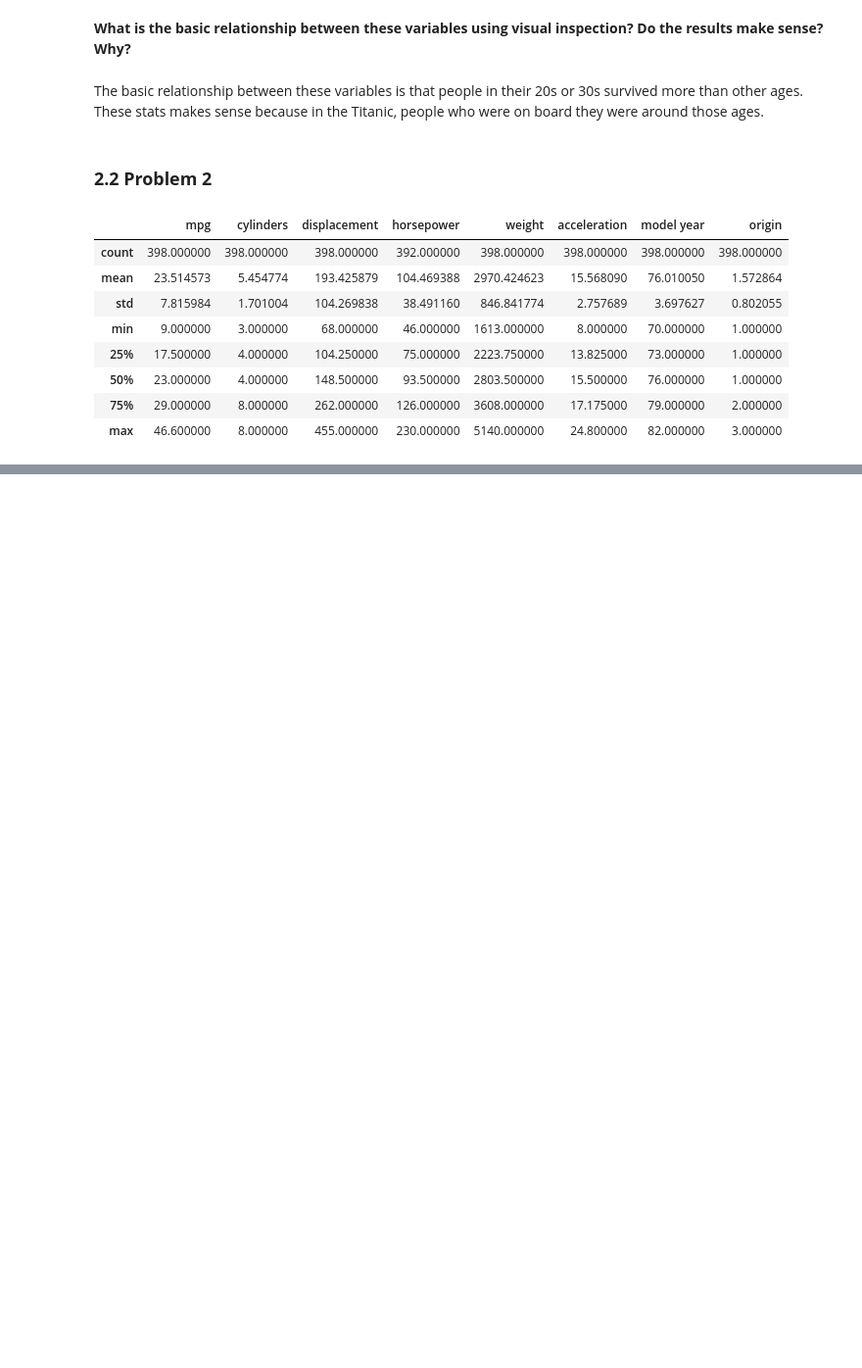
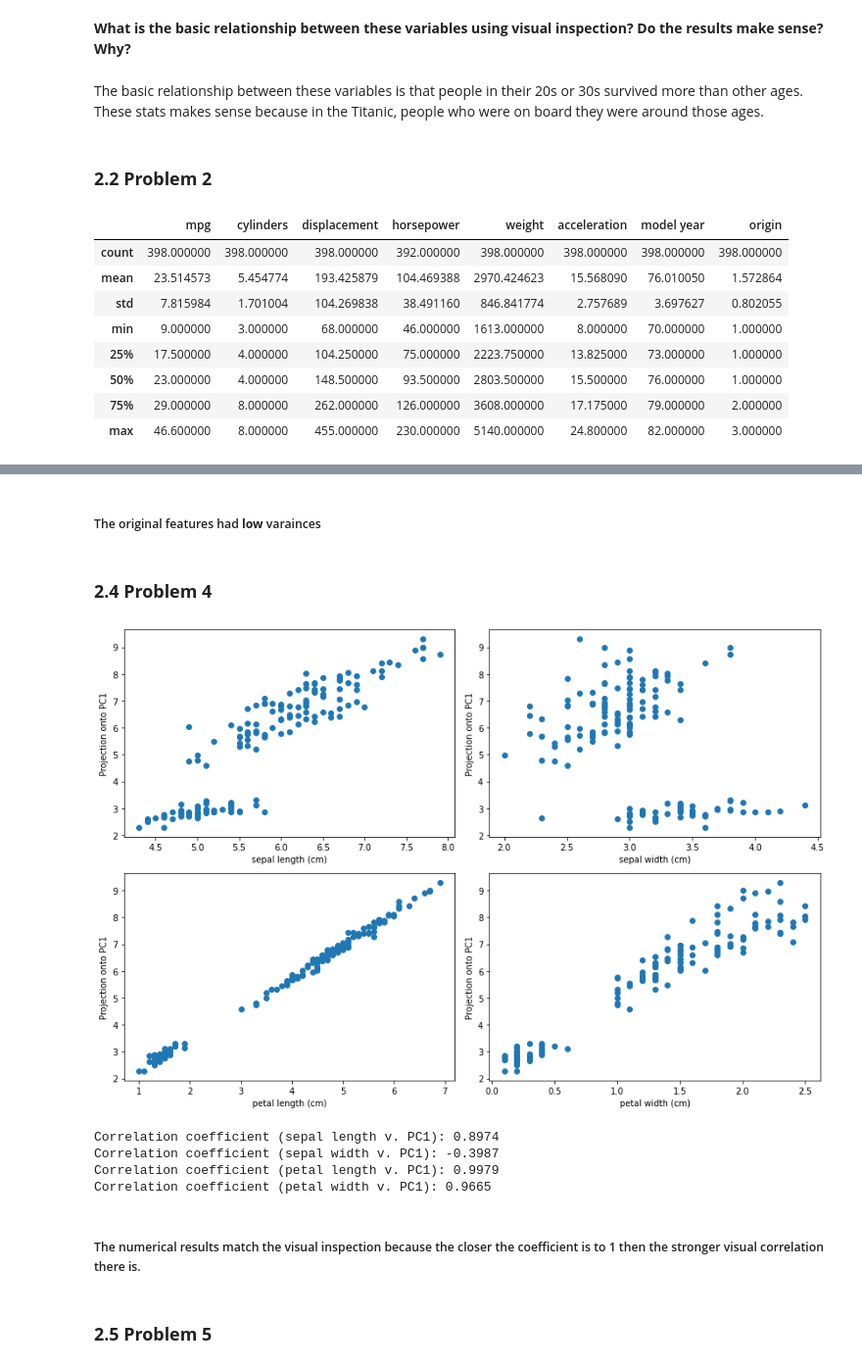
Before and after one commit to Erikdp240/CS422-iit, a Jupyter notebook: hw1.ipynb, the cells around one changed output, grey strips where cells are left out. Shown: that part at 98% size. Saved outputs shown, nothing was run; the diff lists cells and outputs as text; code cells hidden in the pictures; blank space fills up the shorter version.

```diff
--- a/hw1.ipynb
+++ b/hw1.ipynb
@@ -685,0 +669,20 @@ data.describe()
+# %%
+# Replace missing values in 'horsepower' with mode
+im_mode = SimpleImputer(strategy='most_frequent')
+df_mode = df.copy()
+df_mode['horsepower'] = im_mode.fit_transform(df[['horsepower']])
+# %%
+# Calculate the variance of 'horsepower'
+var_mean = df_mean['horsepower'].var()
+var_median = df_median['horsepower'].var()
+var_mode = df_mode['horsepower'].var()
+# %%
+# Find the lowest varaince method and value
+imp = ['mean', 'median' 'mode']
+var = [var_mean, var_median, var_mode]
+
+min_var_value = min(var)
+min_var_method = imp[var.index(min_var_value)]
+
+print(f"Imputation method with the lowest variance: {min_var_method}")
+print(f"Variance value: {min_var_value}")
@@ -685,0 +732,49 @@ data.describe()
+# %% [markdown]
+##### The original features had **low** varainces
+# %% [markdown]
+### **2.4 Problem 4**
+# %%
+import matplotlib.pyplot as plt
+
+# Get projections
+pc1 = pca.components_[0]
+proj = np.dot(df.values, pc1)
+
+# Plot projections
+fig, axs = plt.subplots(2, 2, figsize=(12,8))
+axs = axs.flatten()
+
+for i, feature in enumerate(df.columns):
+    axs[i].scatter(df[feature], proj)
+    axs[i].set_xlabel(feature)
+    axs[i].set_ylabel("Projection onto PC1")
+
+plt.tight_layout()
+plt.show()
+
+# Calculate the correlation coefficient between the selected pair
+selected_features = ['sepal length (cm)']
+corr_coef = np.corrcoef(df[selected_features].values.T, proj)[0, 1]
+print(f"Correlation coefficient (sepal length v. PC1): {corr_coef:.4f}")
+
+selected_features = ['sepal width (cm)']
+corr_coef = np.corrcoef(df[selected_features].values.T, proj)[0, 1]
+print(f"Correlation coefficient (sepal width v. PC1): {corr_coef:.4f}")
+
+selected_features = ['petal length (cm)']
+corr_coef = np.corrcoef(df[selected_features].values.T, proj)[0, 1]
+print(f"Correlation coefficient (petal length v. PC1): {corr_coef:.4f}")
+
+selected_features = ['petal width (cm)']
+corr_coef = np.corrcoef(df[selected_features].values.T, proj)[0, 1]
+print(f"Correlation coefficient (petal width v. PC1): {corr_coef:.4f}")
+# %% [output]
+[figure, added]
+Correlation coefficient (sepal length v. PC1): 0.8974
+Correlation coefficient (sepal width v. PC1): -0.3987
+Correlation coefficient (petal length v. PC1): 0.9979
+Correlation coefficient (petal width v. PC1): 0.9665
+# %% [markdown]
+##### The numerical results match the visual inspection because the closer the coefficient is to 1 then the stronger visual correlation there is.
+# %% [markdown]
+### **2.5 Problem 5**
```
Also changed, not shown: parts of 10 cells of this notebook.
